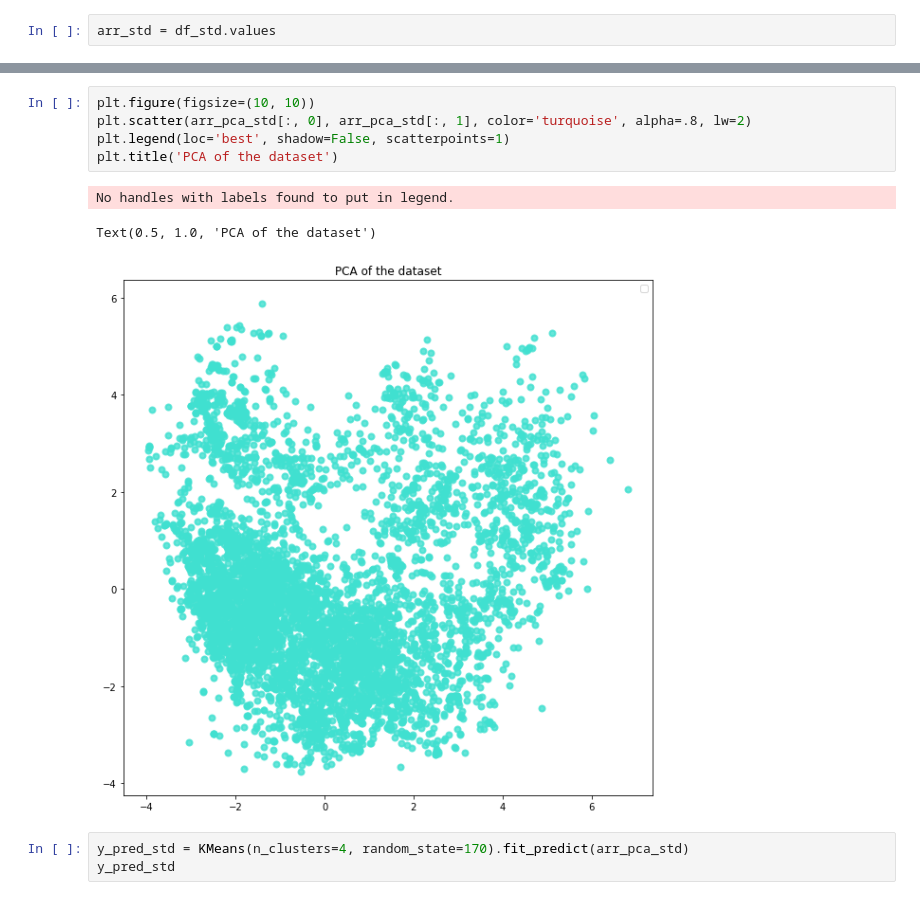
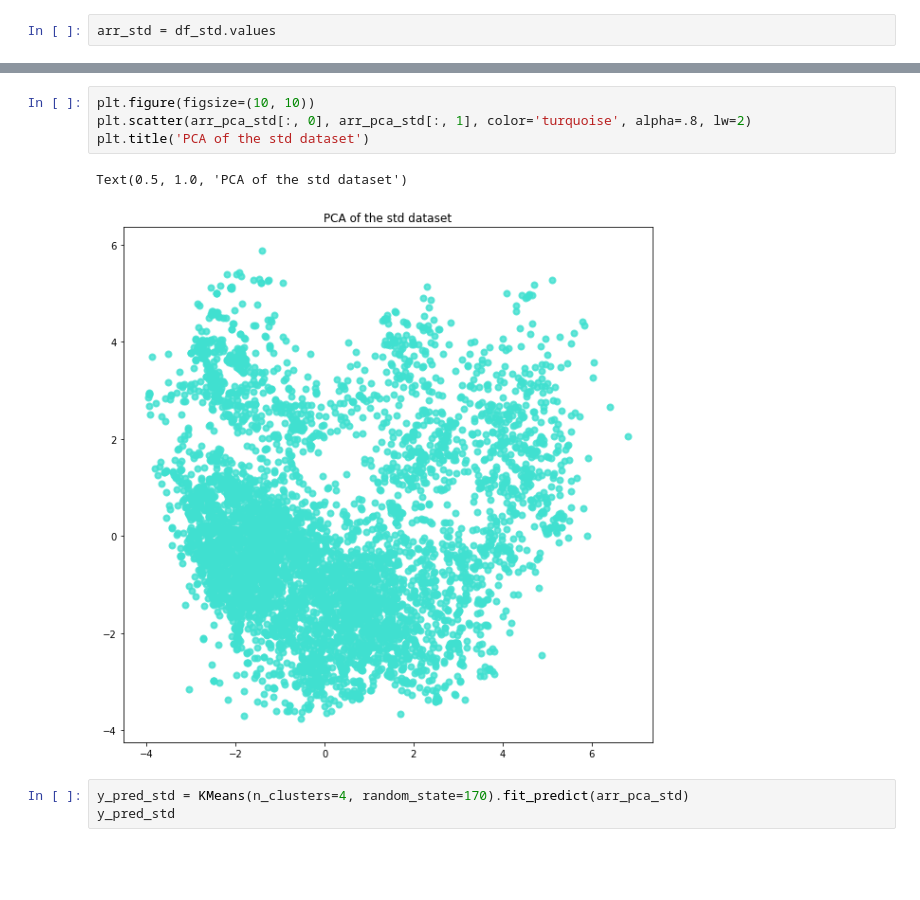
Before and after one commit to kevin110604/FDA-data-analytics, a Jupyter notebook: FDA_hw4.ipynb, the cells around one changed output, grey strips where cells are left out. Drawn from its saved outputs; the diff is of its cells as text; blank space fills up the shorter version.

```diff
--- a/FDA_hw4.ipynb
+++ b/FDA_hw4.ipynb
@@ -288,12 +374,10 @@ array([[-1.89253407, -1.60353059],
 # %%
 plt.figure(figsize=(10, 10))
 plt.scatter(arr_pca_std[:, 0], arr_pca_std[:, 1], color='turquoise', alpha=.8, lw=2)
-plt.legend(loc='best', shadow=False, scatterpoints=1)
-plt.title('PCA of the dataset')
+plt.title('PCA of the std dataset')
 # %% [output]
-No handles with labels found to put in legend.
+Text(0.5, 1.0, 'PCA of the std dataset')
-Text(0.5, 1.0, 'PCA of the dataset')
-[figure, old version]
+[figure, new version]
 # %%
 y_pred_std = KMeans(n_clusters=4, random_state=170).fit_predict(arr_pca_std)
 y_pred_std
```
Also changed, not shown: parts of 14 cells of this notebook.
